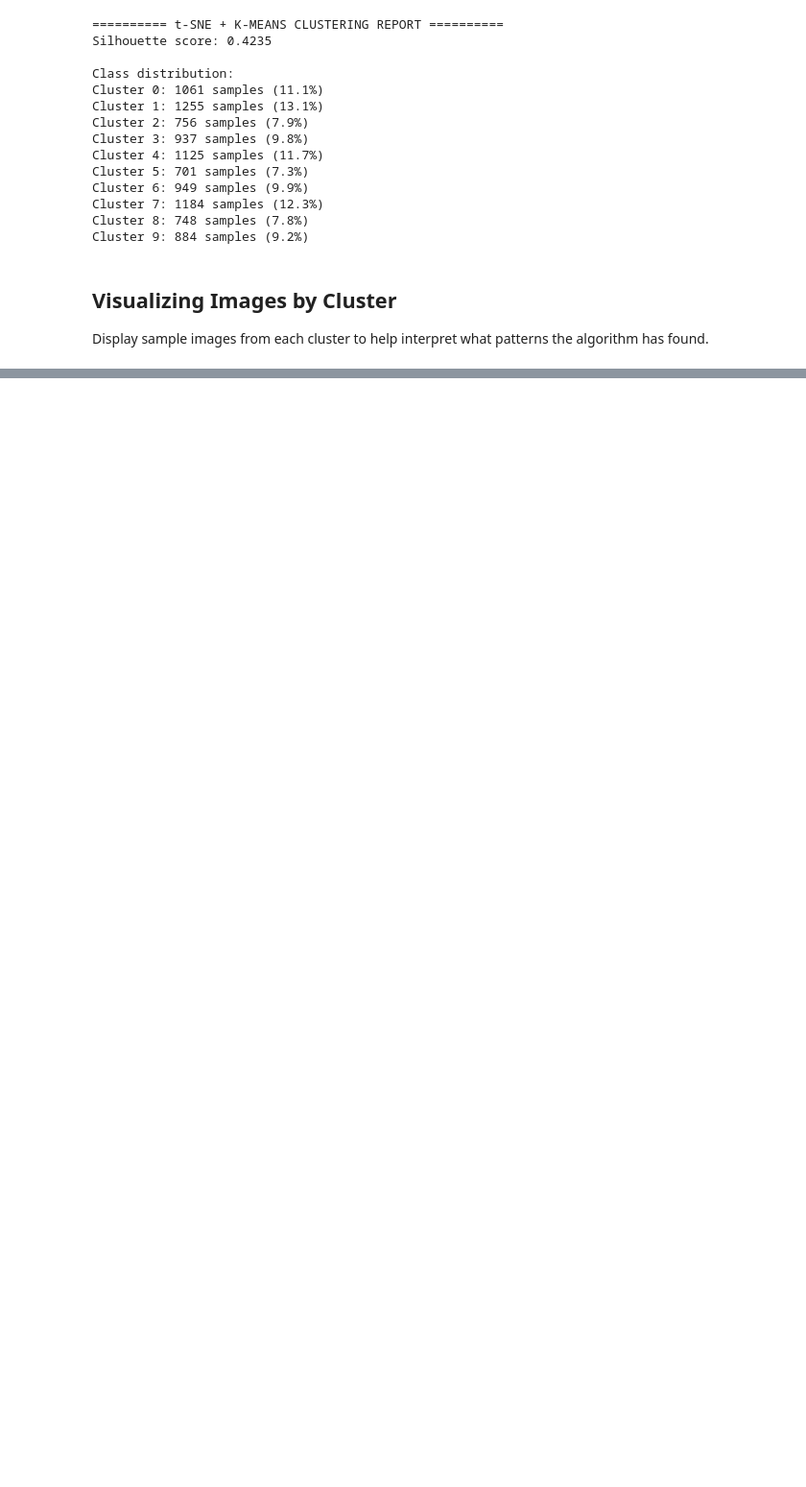
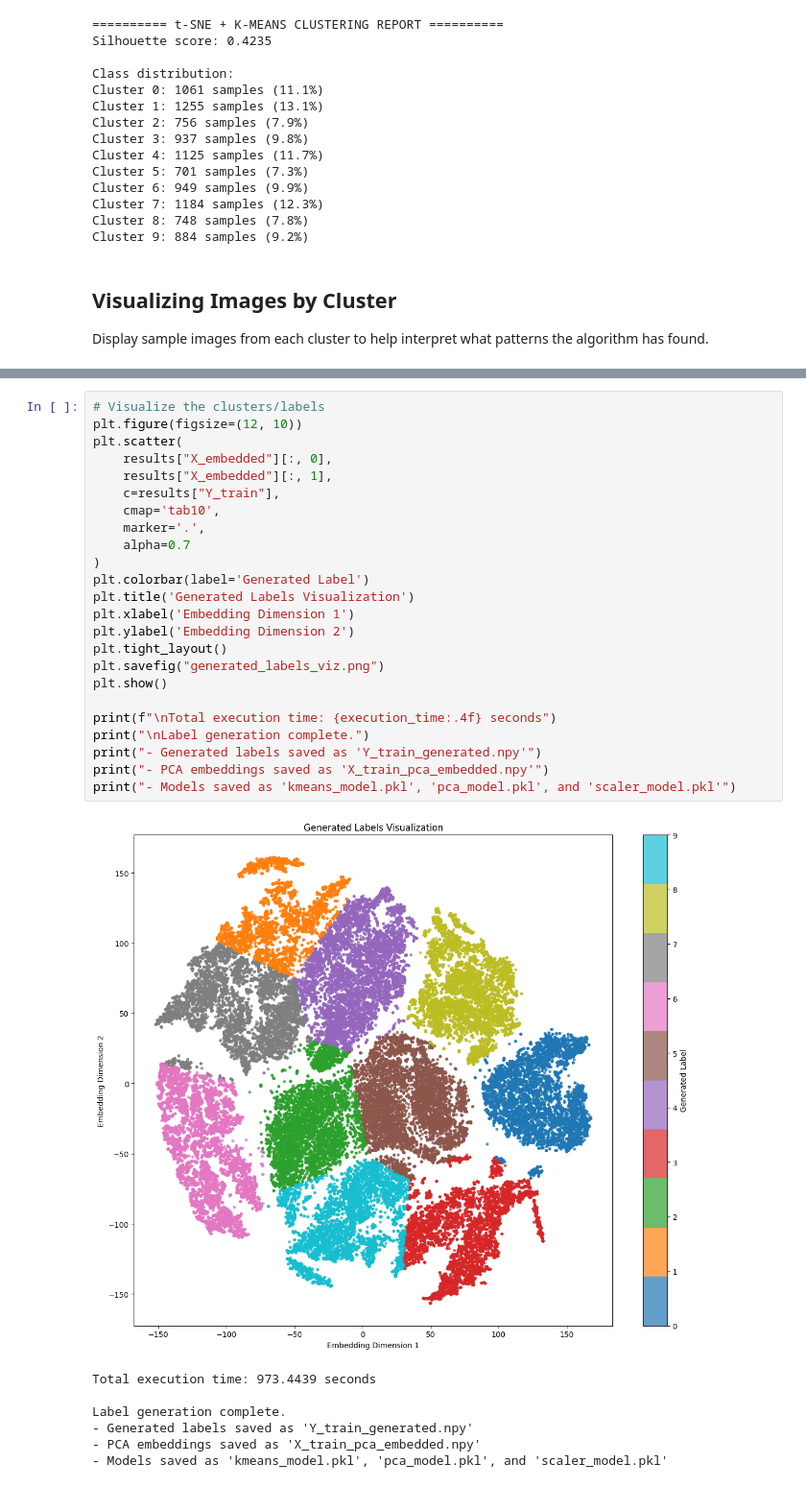
Before and after one commit to ruksad/descriptive-stats, a Jupyter notebook: lectures/gradedAssignments/prog_ml_ds/clustering-to-classification-image.ipynb, the cells around one changed output, grey strips where cells are left out. Shown at 96% size. Cells and saved outputs as stored; diff of their text form; blank space fills up the shorter version.

```diff
--- a/lectures/gradedAssignments/prog_ml_ds/clustering-to-classification-image.ipynb
+++ b/lectures/gradedAssignments/prog_ml_ds/clustering-to-classification-image.ipynb
@@ -257,0 +392,32 @@ plt.show()
+# %%
+# Visualize the clusters/labels
+plt.figure(figsize=(12, 10))
+plt.scatter(
+    results["X_embedded"][:, 0],
+    results["X_embedded"][:, 1],
+    c=results["Y_train"],
+    cmap='tab10',
+    marker='.',
+    alpha=0.7
+)
+plt.colorbar(label='Generated Label')
+plt.title('Generated Labels Visualization')
+plt.xlabel('Embedding Dimension 1')
+plt.ylabel('Embedding Dimension 2')
+plt.tight_layout()
+plt.savefig("generated_labels_viz.png")
+plt.show()
+
+print(f"\nTotal execution time: {execution_time:.4f} seconds")
+print("\nLabel generation complete.")
+print("- Generated labels saved as 'Y_train_generated.npy'")
+print("- PCA embeddings saved as 'X_train_pca_embedded.npy'")
+print("- Models saved as 'kmeans_model.pkl', 'pca_model.pkl', and 'scaler_model.pkl'")
+# %% [output]
+[figure, added]
+Total execution time: 973.4439 seconds
+
+Label generation complete.
+- Generated labels saved as 'Y_train_generated.npy'
+- PCA embeddings saved as 'X_train_pca_embedded.npy'
+- Models saved as 'kmeans_model.pkl', 'pca_model.pkl', and 'scaler_model.pkl'
```
Also changed, not shown: parts of 4 cells of this notebook.
